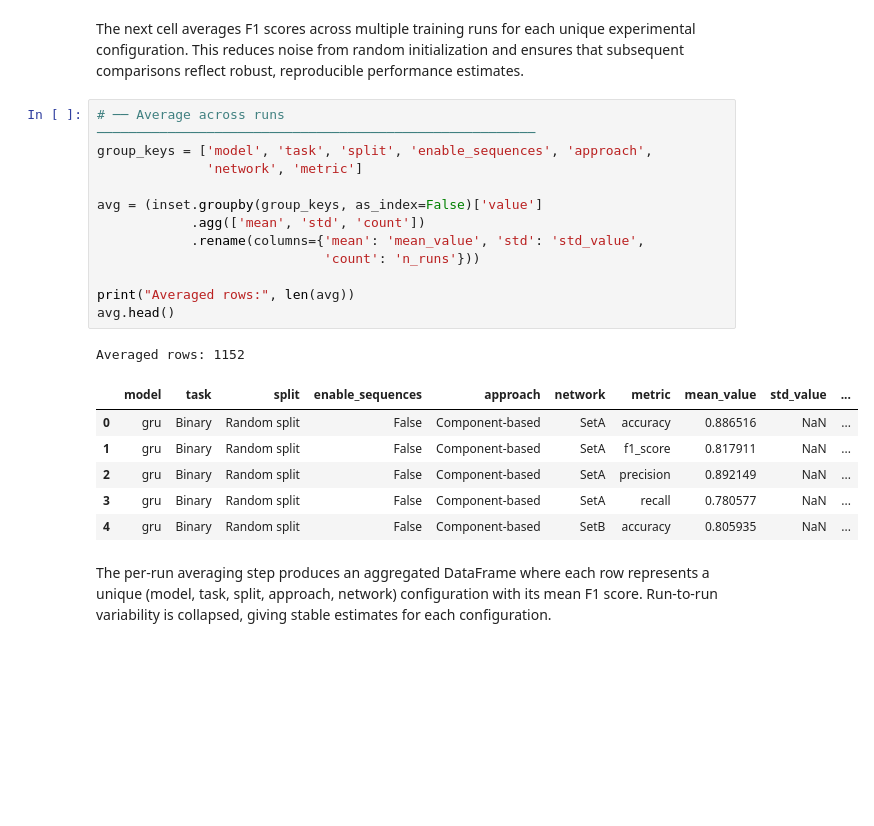
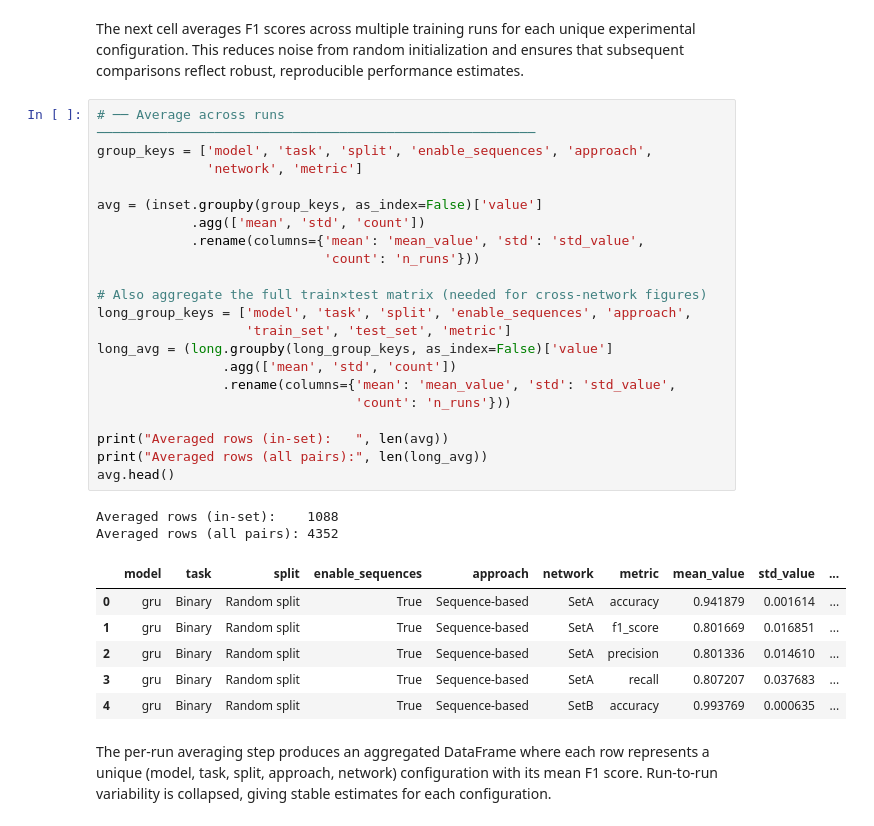
Before and after one commit to koumajos/ddos-results-analysis, a Jupyter notebook: Q1/Q1_analysis.ipynb, the cells around one changed output. Saved outputs shown, nothing was run; the diff lists cells and outputs as text; blank space fills up the shorter version.

```diff
--- a/Q1/Q1_analysis.ipynb
+++ b/Q1/Q1_analysis.ipynb
@@ -93,23 +119,33 @@ The next cell averages F1 scores across multiple training runs for each unique e
 # %%
 # ── Average across runs ────────────────────────────────────────────────────────
 group_keys = ['model', 'task', 'split', 'enable_sequences', 'approach',
               'network', 'metric']
 
 avg = (inset.groupby(group_keys, as_index=False)['value']
             .agg(['mean', 'std', 'count'])
             .rename(columns={'mean': 'mean_value', 'std': 'std_value',
                              'count': 'n_runs'}))
 
-print("Averaged rows:", len(avg))
+# Also aggregate the full train×test matrix (needed for cross-network figures)
+long_group_keys = ['model', 'task', 'split', 'enable_sequences', 'approach',
+                   'train_set', 'test_set', 'metric']
+long_avg = (long.groupby(long_group_keys, as_index=False)['value']
+                .agg(['mean', 'std', 'count'])
+                .rename(columns={'mean': 'mean_value', 'std': 'std_value',
+                                 'count': 'n_runs'}))
+
+print("Averaged rows (in-set):   ", len(avg))
+print("Averaged rows (all pairs):", len(long_avg))
 avg.head()
 # %% [output]
-Averaged rows: 1152
+Averaged rows (in-set):    1088
+Averaged rows (all pairs): 4352
 |  | model | task | split | enable_sequences | approach | network | metric | mean_value | std_value | ... |
-| 0 | gru | Binary | Random split | False | Component-based | SetA | accuracy | 0.886516 | NaN | ... |
-| 1 | gru | Binary | Random split | False | Component-based | SetA | f1_score | 0.817911 | NaN | ... |
-| 2 | gru | Binary | Random split | False | Component-based | SetA | precision | 0.892149 | NaN | ... |
-| 3 | gru | Binary | Random split | False | Component-based | SetA | recall | 0.780577 | NaN | ... |
-| 4 | gru | Binary | Random split | False | Component-based | SetB | accuracy | 0.805935 | NaN | ... |
+| 0 | gru | Binary | Random split | True | Sequence-based | SetA | accuracy | 0.941879 | 0.001614 | ... |
+| 1 | gru | Binary | Random split | True | Sequence-based | SetA | f1_score | 0.801669 | 0.016851 | ... |
+| 2 | gru | Binary | Random split | True | Sequence-based | SetA | precision | 0.801336 | 0.014610 | ... |
+| 3 | gru | Binary | Random split | True | Sequence-based | SetA | recall | 0.807207 | 0.037683 | ... |
+| 4 | gru | Binary | Random split | True | Sequence-based | SetB | accuracy | 0.993769 | 0.000635 | ... |
 # %% [markdown]
 The per-run averaging step produces an aggregated DataFrame where each row represents a unique (model, task, split, approach, network) configuration with its mean F1 score. Run-to-run variability is collapsed, giving stable estimates for each configuration.
 # %% [markdown]
```
Also changed, not shown: parts of 22 cells of this notebook, 33 other files.
